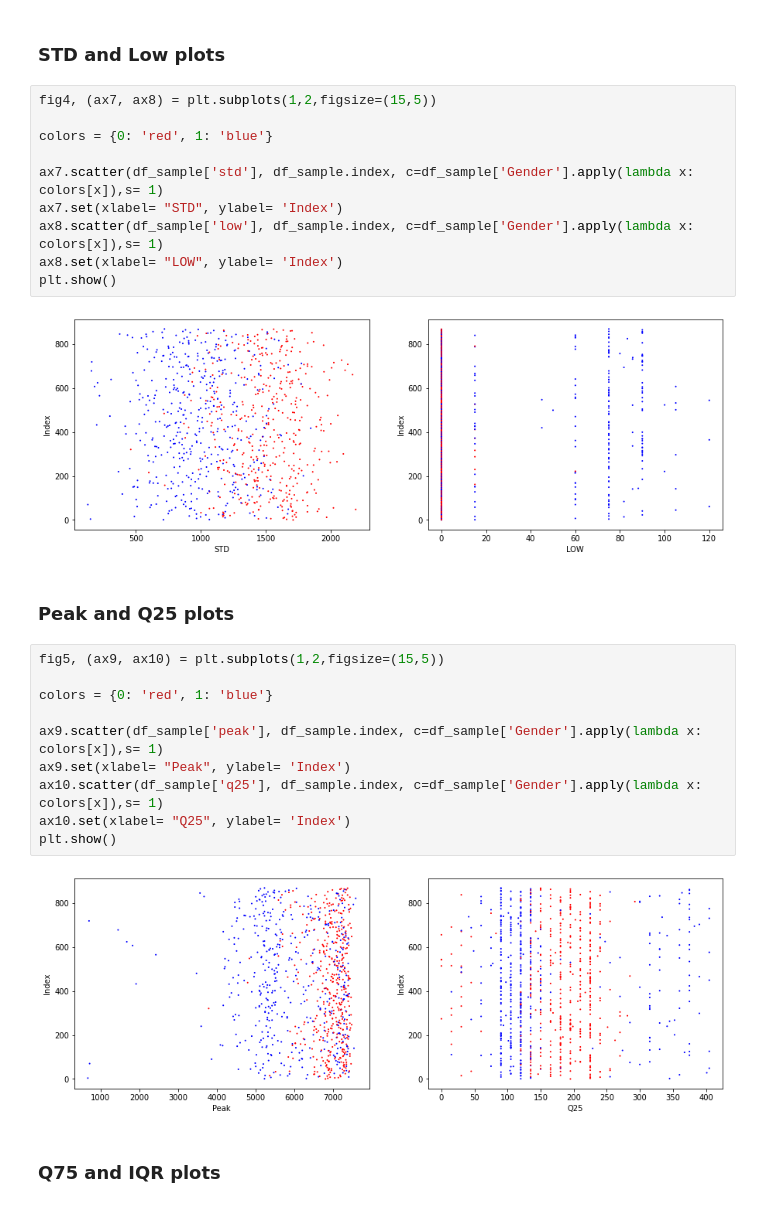
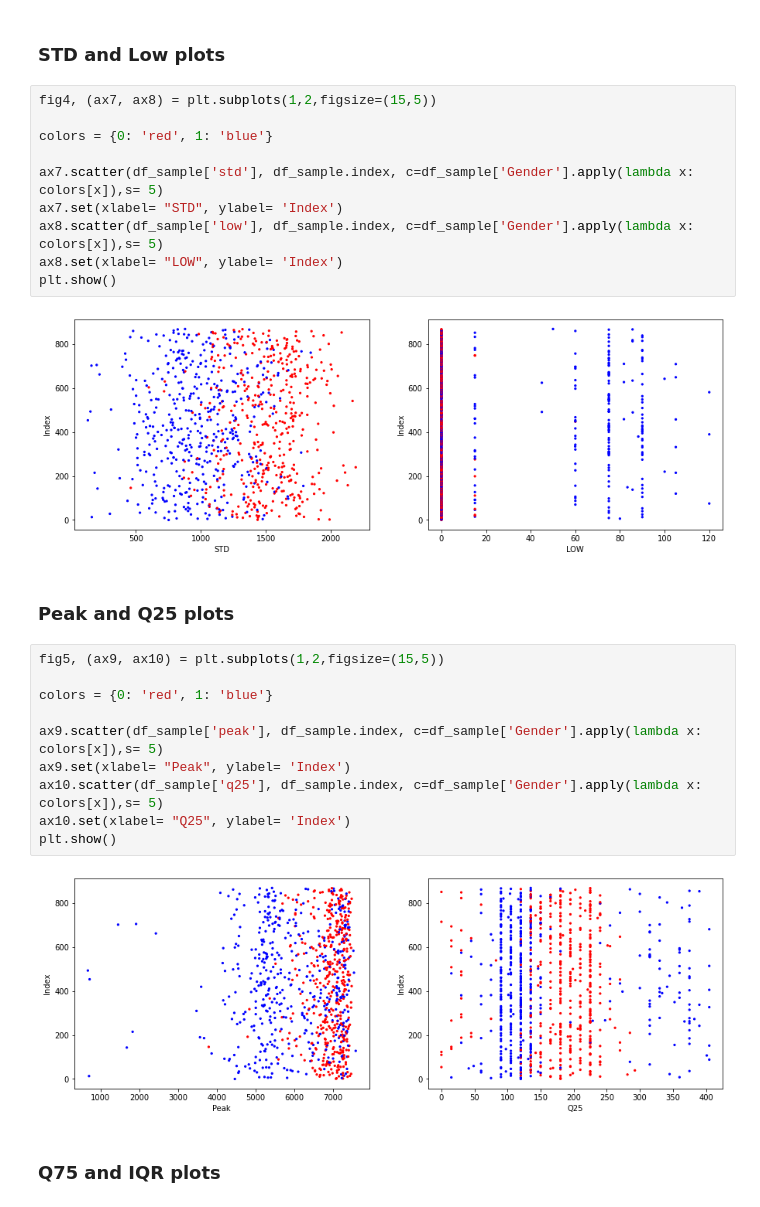
Before and after one commit to BrunoGianesi/Speaker-Gender-Recognition, a Jupyter notebook: MLS_Feature_Plots.ipynb, the cells around one changed output. Saved outputs shown, nothing was run; the diff lists cells and outputs as text.

```diff
--- a/MLS_Feature_Plots.ipynb
+++ b/MLS_Feature_Plots.ipynb
@@ -80,27 +80,27 @@ fig4, (ax7, ax8) = plt.subplots(1,2,figsize=(15,5))
 
 colors = {0: 'red', 1: 'blue'}
 
-ax7.scatter(df_sample['std'], df_sample.index, c=df_sample['Gender'].apply(lambda x: colors[x]),s= 1)
+ax7.scatter(df_sample['std'], df_sample.index, c=df_sample['Gender'].apply(lambda x: colors[x]),s= 5)
 ax7.set(xlabel= "STD", ylabel= 'Index')
-ax8.scatter(df_sample['low'], df_sample.index, c=df_sample['Gender'].apply(lambda x: colors[x]),s= 1)
+ax8.scatter(df_sample['low'], df_sample.index, c=df_sample['Gender'].apply(lambda x: colors[x]),s= 5)
 ax8.set(xlabel= "LOW", ylabel= 'Index')
 plt.show()
 # %% [output]
-[figure, old version]
+[figure, new version]
 # %% [markdown]
 ### Peak and Q25 plots
 # %%
 fig5, (ax9, ax10) = plt.subplots(1,2,figsize=(15,5))
 
 colors = {0: 'red', 1: 'blue'}
 
-ax9.scatter(df_sample['peak'], df_sample.index, c=df_sample['Gender'].apply(lambda x: colors[x]),s= 1)
+ax9.scatter(df_sample['peak'], df_sample.index, c=df_sample['Gender'].apply(lambda x: colors[x]),s= 5)
 ax9.set(xlabel= "Peak", ylabel= 'Index')
-ax10.scatter(df_sample['q25'], df_sample.index, c=df_sample['Gender'].apply(lambda x: colors[x]),s= 1)
+ax10.scatter(df_sample['q25'], df_sample.index, c=df_sample['Gender'].apply(lambda x: colors[x]),s= 5)
 ax10.set(xlabel= "Q25", ylabel= 'Index')
 plt.show()
 # %% [output]
-[figure, old version]
+[figure, new version]
 # %% [markdown]
 ### Q75 and IQR plots
 # %%
```
Also changed, not shown: parts of 4 cells of this notebook, 5 other files.
